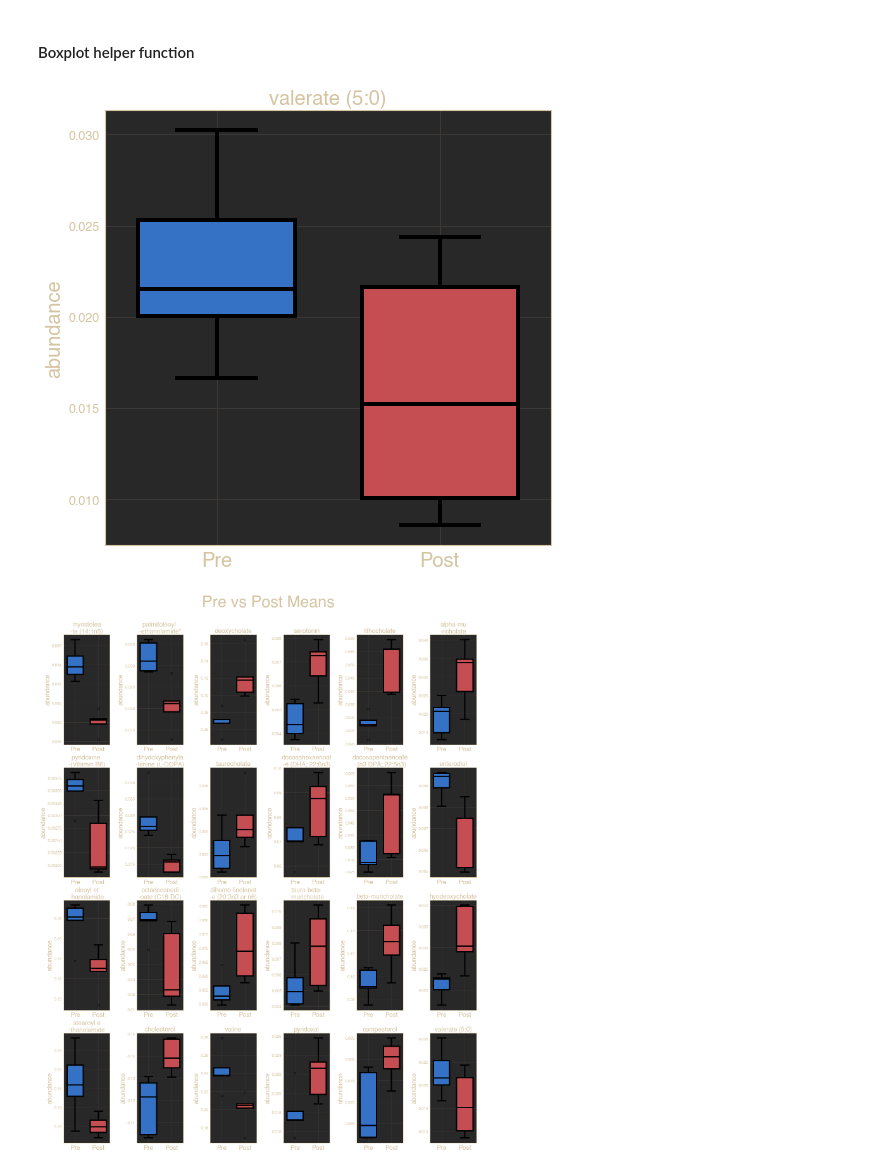
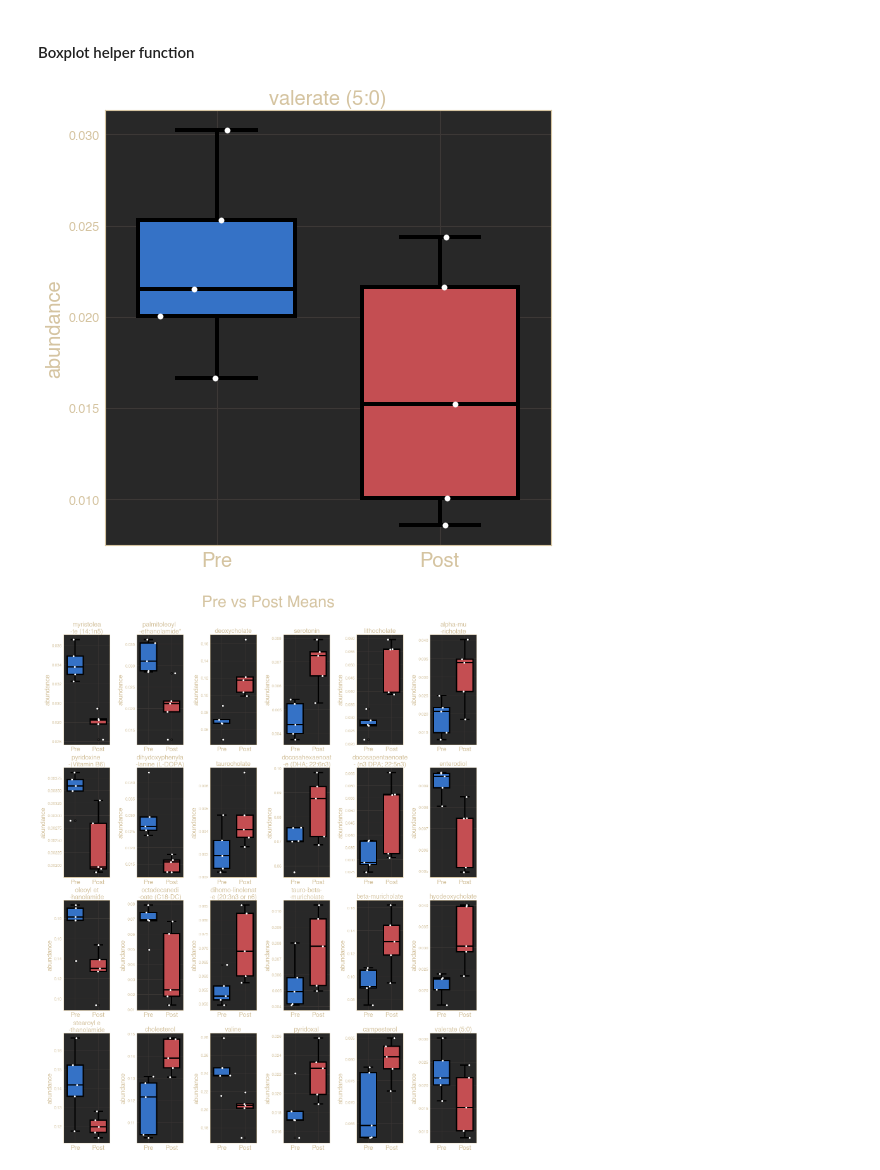
Before and after one commit to danielchang2002/FecalMetabolomics, a Jupyter notebook: notebooks/DataVisualization.ipynb, the cells around one changed output. Cells and saved outputs as stored; diff of their text form; code cells hidden in the pictures.

```diff
--- a/notebooks/DataVisualization.ipynb
+++ b/notebooks/DataVisualization.ipynb
@@ -211,31 +241,33 @@ pre.head()
 # %%
 import matplotlib.pyplot as plt
 
 def boxplot(ax, biochem):
     title = biochem if (len(biochem) <= 16) else biochem[:len(biochem) // 2] + "\n-" \
         + biochem[len(biochem) // 2:]
     ax.set_title(title, fontsize=20, wrap=True)
     ax.set_ylabel("abundance", fontsize=20)
     plot = ax.boxplot([pre[biochem], post[biochem]],
                 patch_artist=True,
                 boxprops=dict(facecolor="b", lw=4),
                 whiskerprops=dict(lw = 4),
                 capprops=dict(lw = 4),
                 medianprops=dict(color = 'black', lw = 4),
                widths=0.7)
     ax.set_xticklabels(['Pre', 'Post'], fontsize=20)
     for patch, color in zip(plot['boxes'], ['b', 'r']):
         patch.set_facecolor(color)
+    ax.scatter(np.ones((5, 1)) + np.random.randn(5, 1) / 10, pre[biochem], c='w', zorder=10)
+    ax.scatter(2 * np.ones((5, 1)) + np.random.randn(5, 1) / 10, post[biochem], c='w', zorder=10)
 
 # test on valerate
 fig = plt.figure(figsize=(8, 8))
 ax = plt.gca()
 boxplot(ax, 'valerate (5:0)')
 
 plt.savefig('../output/boxplot_example.png')
 plt.show()
 # %% [output]
-[figure, old version]
+[figure, new version]
 # %%
 from matplotlib.pyplot import figure
 
@@ -251,4 +283,4 @@ plt.figtext(.5, 1.02,'Pre vs Post Means',fontsize=50,ha='center')
 plt.savefig('../output/boxplots.png')
 plt.show()
 # %% [output]
-[figure, old version]
+[figure, new version]
```
Also changed, not shown: parts of 3 cells of this notebook, 2 other files.
